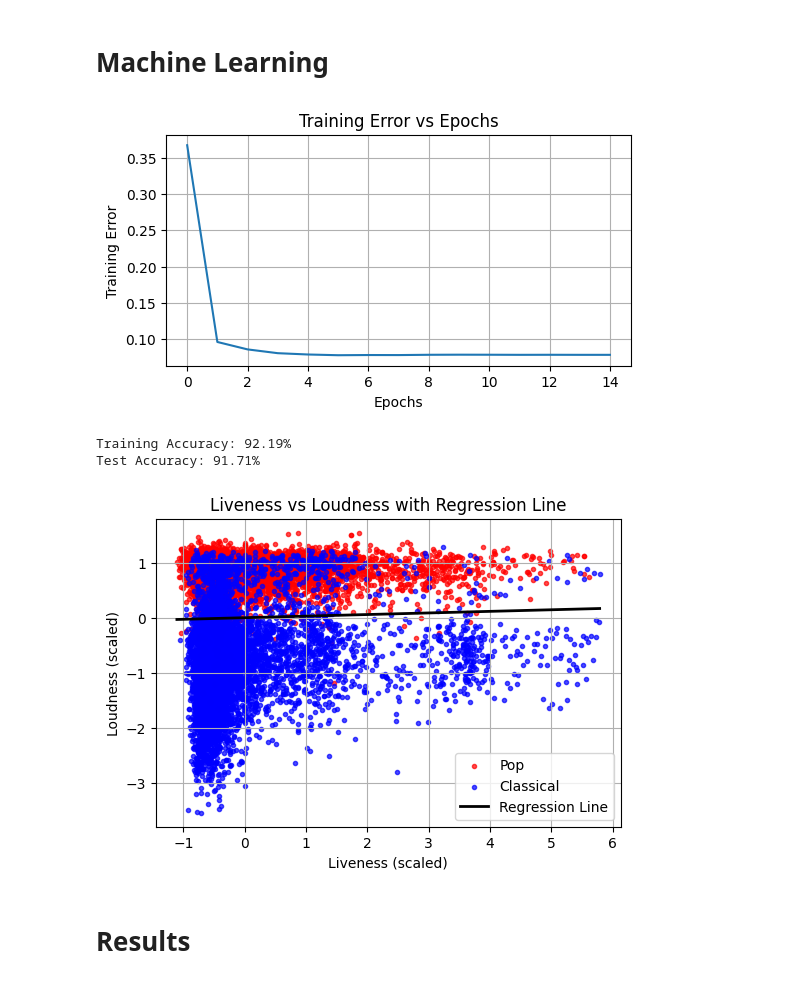
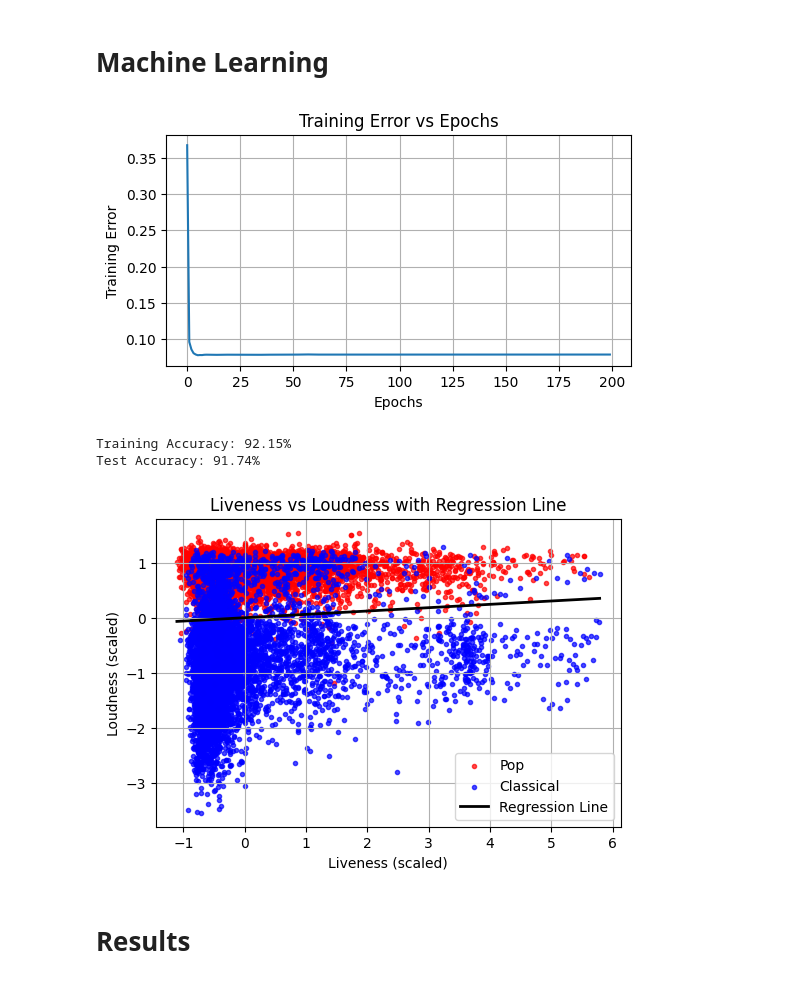
Before and after one commit to agr102/FYS-2021_Assignments, a Jupyter notebook: Assignment 1/Code/assignment_1_code.ipynb, the cells around one changed output. Drawn from its saved outputs; the diff is of its cells as text; code cells hidden in the pictures.

```diff
--- a/Assignment 1/Code/assignment_1_code.ipynb
+++ b/Assignment 1/Code/assignment_1_code.ipynb
@@ -210,37 +210,37 @@ def stochastic_gradient_descent(x, y, learning_rate, epochs):
 # Shuffle data
 indices = np.random.permutation(len(X_train))  # Shuffle indices
 X_shuffled = scaled_X_train[indices]  # Apply the shuffled indices to features
 y_shuffled = y_train[indices]  # Apply the shuffled indices to labels
 
 # Introduce parameters such as epochs and training rate
 training_rate = 0.0001
-epochs = 15
+epochs = 200
 # Train the logistic regression classifier using SGD
 weights, errors = stochastic_gradient_descent(X_shuffled, y_shuffled, training_rate, epochs)
 #weights, errors = stochastic_gradient_descent(scaled_X_test, y_train, training_rate, epochs)
 
 # Make a plot of training error as a function of epochs
 plt.figure(figsize=(6, 3))
 plt.plot(range(epochs), errors)
 plt.xlabel('Epochs')
 plt.ylabel('Training Error')
 plt.title('Training Error vs Epochs')
 plt.grid()
 plt.show()
 
 # Calculate training accuracy
 y_train_pred = predict(scaled_X_train, weights)
 train_accuracy = np.mean(y_train_pred == y_train)
 print(f"Training Accuracy: {train_accuracy * 100:.2f}%")
 
 # Calculate test accuracy
 y_test_predicted = predict(scaled_X_test, weights)
 test_accuracy = np.mean(y_test_predicted == y_test)
 print(f"Test Accuracy: {test_accuracy * 100:.2f}%")
 # %% [output]
-[figure, old version]
+[figure, new version]
-Training Accuracy: 92.19%
-Test Accuracy: 91.71%
+Training Accuracy: 92.15%
+Test Accuracy: 91.74%
 # %%
 w_liveness = weights[0]  # Weight for 'liveness'
 w_loudness = weights[1]  # Weight for 'loudness'
@@ -265,7 +265,7 @@ plt.legend()
 plt.grid(True)
 plt.show()
 # %% [output]
-[figure, old version]
+[figure, new version]
 # %% [markdown]
 # Results
 # %%
```
Also changed, not shown: parts of 1 cell of this notebook.
